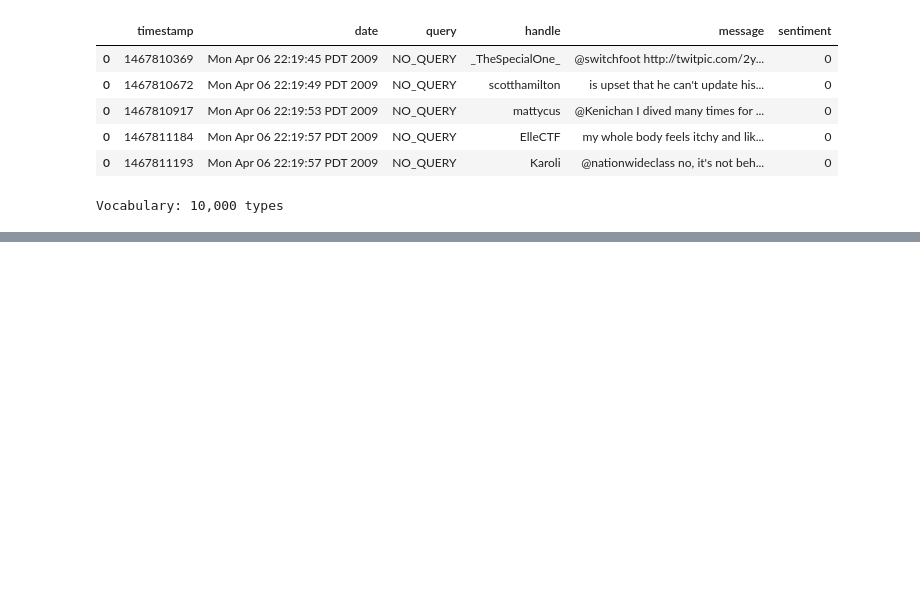
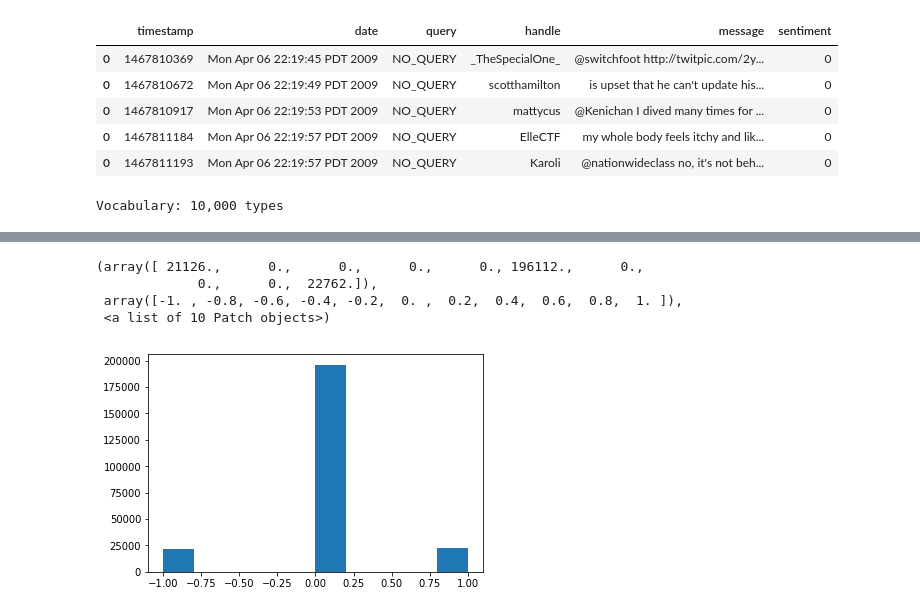
Before and after one commit to JoraTak/dataviz, a Jupyter notebook: W266_Final_Project.ipynb, the cells around one changed output, grey strips where cells are left out. Cells and saved outputs as stored; diff of their text form; code cells hidden in the pictures; blank space fills up the shorter version.

```diff
--- a/W266_Final_Project.ipynb
+++ b/W266_Final_Project.ipynb
@@ -285,0 +331,8 @@ np.mean(val_acc)
+# %%
+plt.hist(np.round(y_pred).flatten()-np.asarray(y_true).flatten())
+# %% [output]
+(array([ 21126.,      0.,      0.,      0.,      0., 196112.,      0.,
+             0.,      0.,  22762.]),
+ array([-1. , -0.8, -0.6, -0.4, -0.2,  0. ,  0.2,  0.4,  0.6,  0.8,  1. ]),
+ <a list of 10 Patch objects>)
+[figure, added]
```
Also changed, not shown: parts of 12 cells of this notebook, 2 other files.
